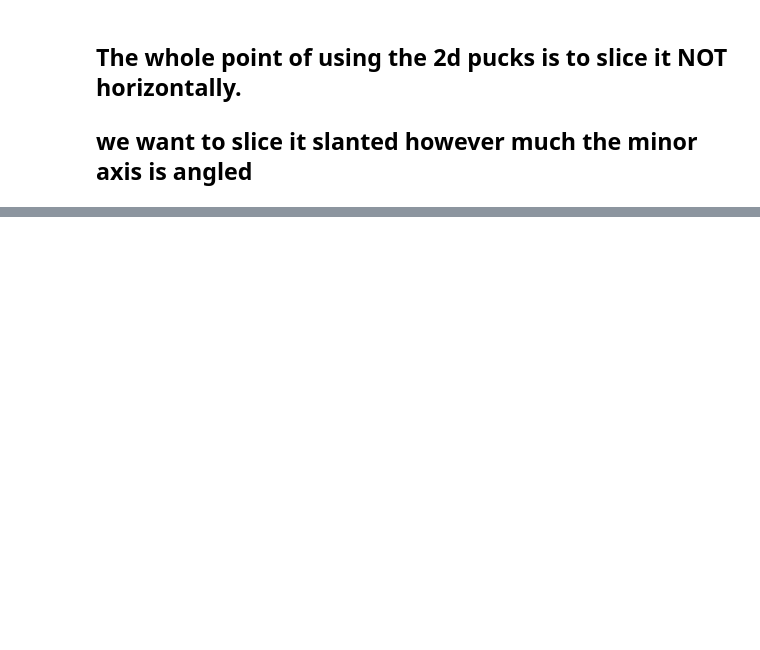
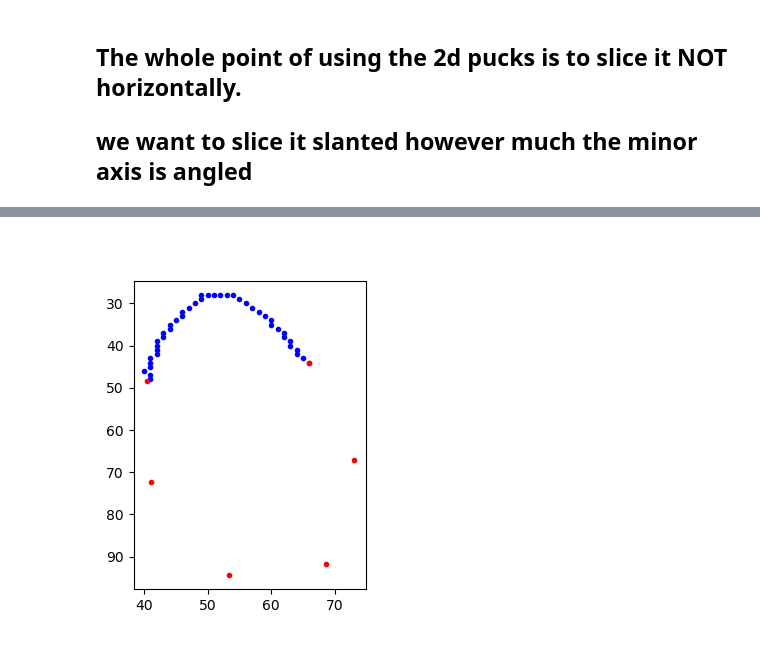
Before and after one commit to warrenmwang/echo_22, a Jupyter notebook: dev/longitudinal_strain/get2dpucks_1.ipynb, the cells around one changed output, grey strips where cells are left out. Cells and saved outputs as stored; diff of their text form; code cells hidden in the pictures; blank space fills up the shorter version.

```diff
--- a/dev/longitudinal_strain/get2dpucks_1.ipynb
+++ b/dev/longitudinal_strain/get2dpucks_1.ipynb
@@ -389,0 +537,4 @@ plt.scatter(slice_points[:, 1], slice_points[:, 0]) # plot in x,y --- stored in
+# %%
+I_regional_point_sets = [0 for i in range(N)]
+
+# divide_points = np.insert(divide_points, 0, np.array([ [0,0] , [I.shape[1] - 1, 0] ]), axis=0) # inserting coordinates in (i,j) format
@@ -389,0 +665,7 @@ plt.scatter(slice_points[:, 1], slice_points[:, 0]) # plot in x,y --- stored in
+# %%
+fig, ax = plt.subplots(1,1, figsize=(3,4))
+ax.scatter(I_regional_point_sets[0][:, 1], I_regional_point_sets[0][:, 0], marker='.', color='b', zorder=2)
+ax.scatter(divide_points_j_vals, divide_points_i_vals, marker='.', color='r', zorder=3)
+ax.invert_yaxis()
+# %% [output]
+[figure, added]
```
Also changed, not shown: parts of 33 cells of this notebook, 4 other files.
